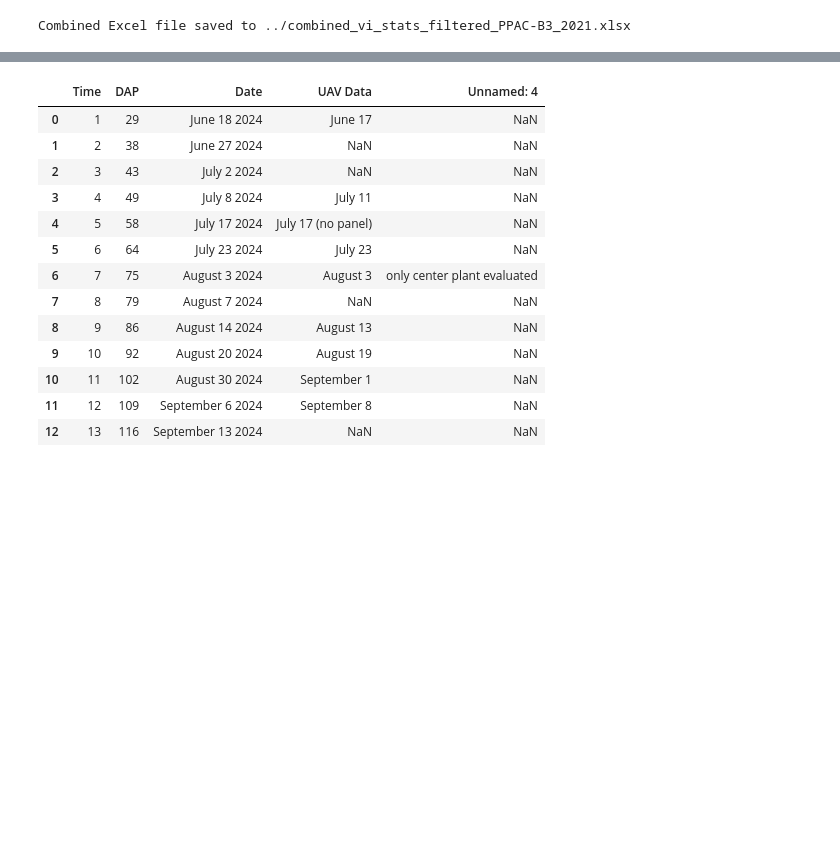
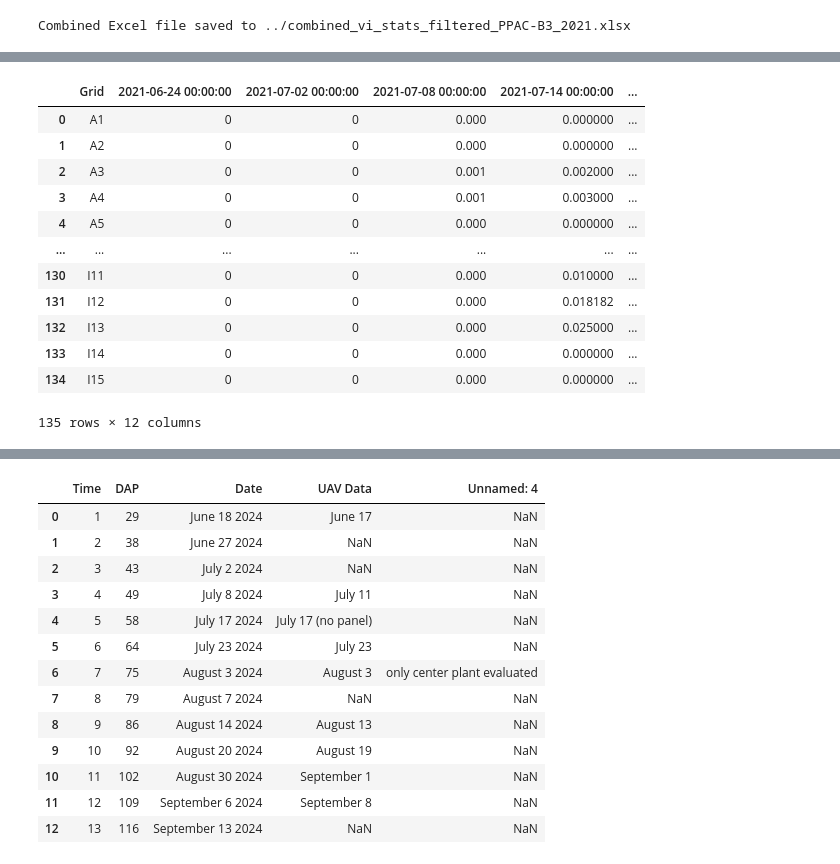
Before and after one commit to tingyan08/Micasense-RedEdge-MX-Processing, a Jupyter notebook: notebook/formatting.ipynb, the cells around one changed output, grey strips where cells are left out. Drawn from its saved outputs; the diff is of its cells as text; code cells hidden in the pictures; blank space fills up the shorter version.

```diff
--- a/notebook/formatting.ipynb
+++ b/notebook/formatting.ipynb
@@ -107,0 +106,18 @@ df
+# %%
+disease_df = pd.read_excel("../Data/PPAC-B3/2021/Disease/Complete_PPAC_B3_2021.xlsx", sheet_name="Summarize")
+# %%
+disease_df
+# %% [output]
+|  | Grid | 2021-06-24 00:00:00 | 2021-07-02 00:00:00 | 2021-07-08 00:00:00 | 2021-07-14 00:00:00 | ... |
+| 0 | A1 | 0 | 0 | 0.000 | 0.000000 | ... |
+| 1 | A2 | 0 | 0 | 0.000 | 0.000000 | ... |
+| 2 | A3 | 0 | 0 | 0.001 | 0.002000 | ... |
+| 3 | A4 | 0 | 0 | 0.001 | 0.003000 | ... |
+| 4 | A5 | 0 | 0 | 0.000 | 0.000000 | ... |
+| ... | ... | ... | ... | ... | ... | ... |
+| 130 | I11 | 0 | 0 | 0.000 | 0.010000 | ... |
+| 131 | I12 | 0 | 0 | 0.000 | 0.018182 | ... |
+| 132 | I13 | 0 | 0 | 0.000 | 0.025000 | ... |
+| 133 | I14 | 0 | 0 | 0.000 | 0.000000 | ... |
+| 134 | I15 | 0 | 0 | 0.000 | 0.000000 | ... |
+135 rows × 12 columns
```
Also changed, not shown: parts of 10 cells of this notebook, 6 other files.
